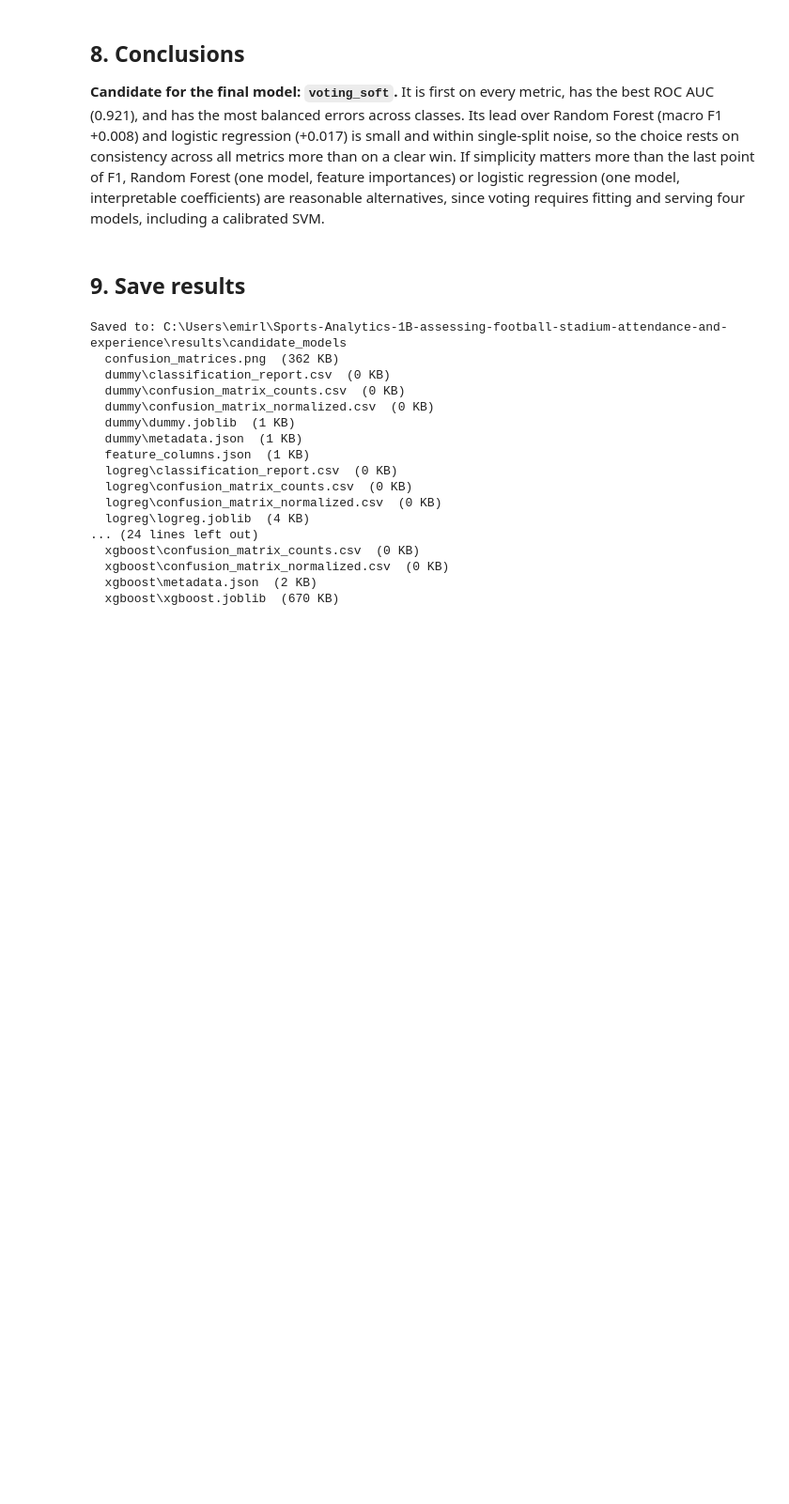
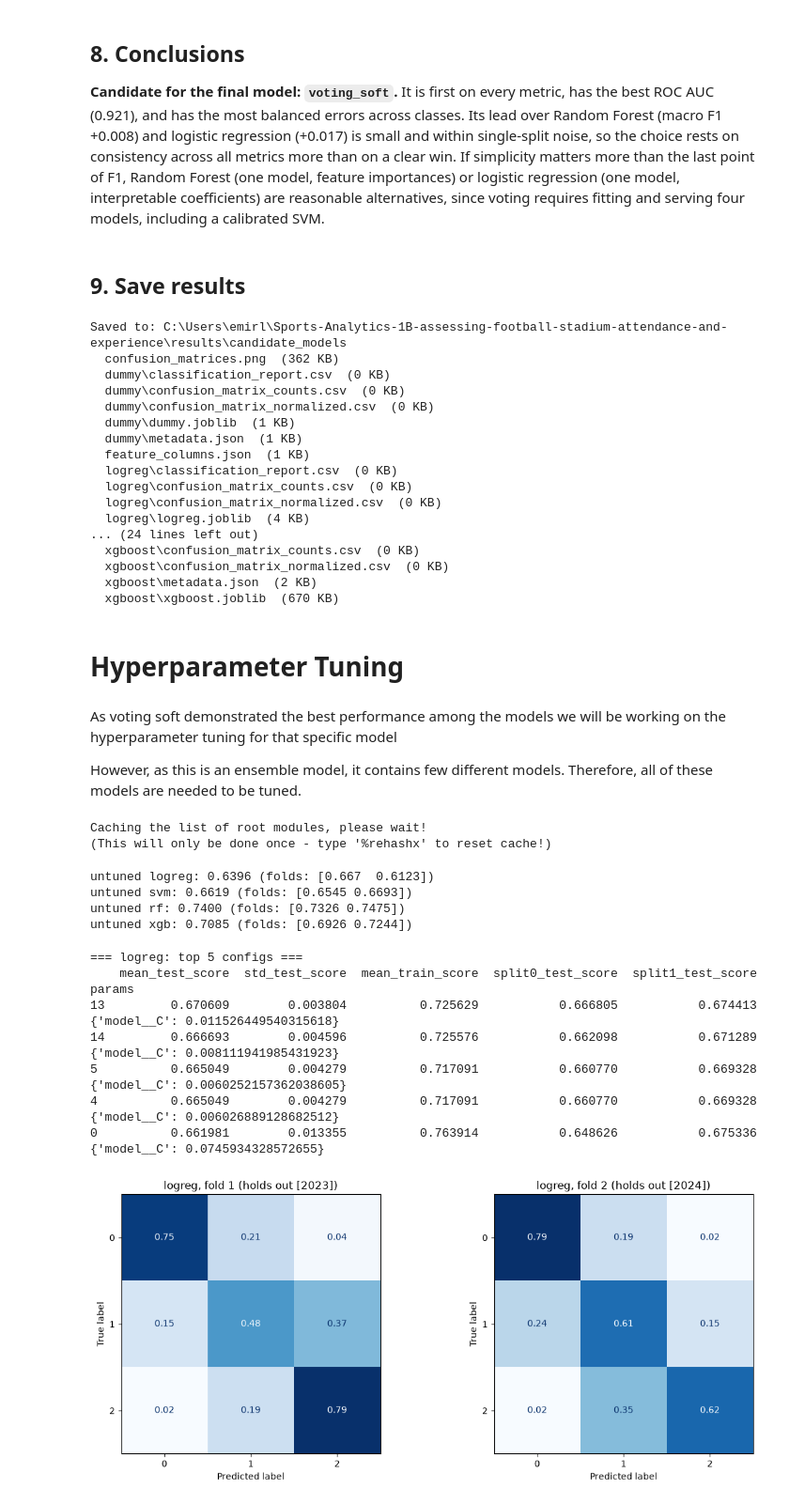
Before and after one commit to Break-Through-Tech/Sports-Analytics-1B-assessing-football-stadium-attendance-and-experience, a Jupyter notebook: notebooks/03_candidate_models.ipynb, the cells around one changed output. Shown at 94% size. Cells and saved outputs as stored; diff of their text form; code cells hidden in the pictures; blank space fills up the shorter version.

Commit message:
Implement hyperparameter tuning for the models

```diff
--- a/notebooks/03_candidate_models.ipynb
+++ b/notebooks/03_candidate_models.ipynb
@@ -582,3 +582,19 @@ Saved to: C:\Users\emirl\Sports-Analytics-1B-assessing-football-stadium-attendan
   xgboost\confusion_matrix_normalized.csv  (0 KB)
   xgboost\metadata.json  (2 KB)
   xgboost\xgboost.joblib  (670 KB)
+# %% [markdown]
+# Hyperparameter Tuning
+# %% [markdown]
+As voting soft demonstrated the best performance among the models we will be working on the hyperparameter tuning for that specific model
+
+However, as this is an ensemble model, it contains few different models. Therefore, all of these models are needed to be tuned.
+# %%
+from scipy.stats import randint, uniform, loguniform
+from sklearn.base import clone
+from sklearn.model_selection import RandomizedSearchCV, cross_val_score
+import numpy as np
+
+SCORING = "f1_macro"
+# %% [output]
+Caching the list of root modules, please wait!
+(This will only be done once - type '%rehashx' to reset cache!)
@@ -584,0 +657,29 @@ Saved to: C:\Users\emirl\Sports-Analytics-1B-assessing-football-stadium-attendan
+# %%
+for name, m in [("logreg", logreg_model), ("svm", svm_model),
+                ("rf", rf_model), ("xgb", xgb_model)]:
+    s = cross_val_score(clone(m), X_train, y_train, cv=cv_splits, scoring=SCORING)
+    print(f"untuned {name}: {s.mean():.4f} (folds: {np.round(s, 4)})")
+# %% [output]
+untuned logreg: 0.6396 (folds: [0.667  0.6123])
+untuned svm: 0.6619 (folds: [0.6545 0.6693])
+untuned rf: 0.7400 (folds: [0.7326 0.7475])
+untuned xgb: 0.7085 (folds: [0.6926 0.7244])
+# %%
+# 1) Logistic regression: only C matters much
+LABELS = sorted(y_train.unique())
+
+logreg_search = tune(
+    "logreg", logreg_model,
+    dist={"C": loguniform(1e-3, 1e2)},
+    n_iter=15,
+)
+plot_cv_confusion("logreg", logreg_search.best_estimator_)
+# %% [output]
+=== logreg: top 5 configs ===
+    mean_test_score  std_test_score  mean_train_score  split0_test_score  split1_test_score                               params
+13         0.670609        0.003804          0.725629           0.666805           0.674413   {'model__C': 0.011526449540315618}
+14         0.666693        0.004596          0.725576           0.662098           0.671289   {'model__C': 0.008111941985431923}
+5          0.665049        0.004279          0.717091           0.660770           0.669328  {'model__C': 0.0060252157362038605}
+4          0.665049        0.004279          0.717091           0.660770           0.669328   {'model__C': 0.006026889128682512}
+0          0.661981        0.013355          0.763914           0.648626           0.675336     {'model__C': 0.0745934328572655}
+[figure, added]
```
Also changed, not shown: parts of 7 cells of this notebook.
